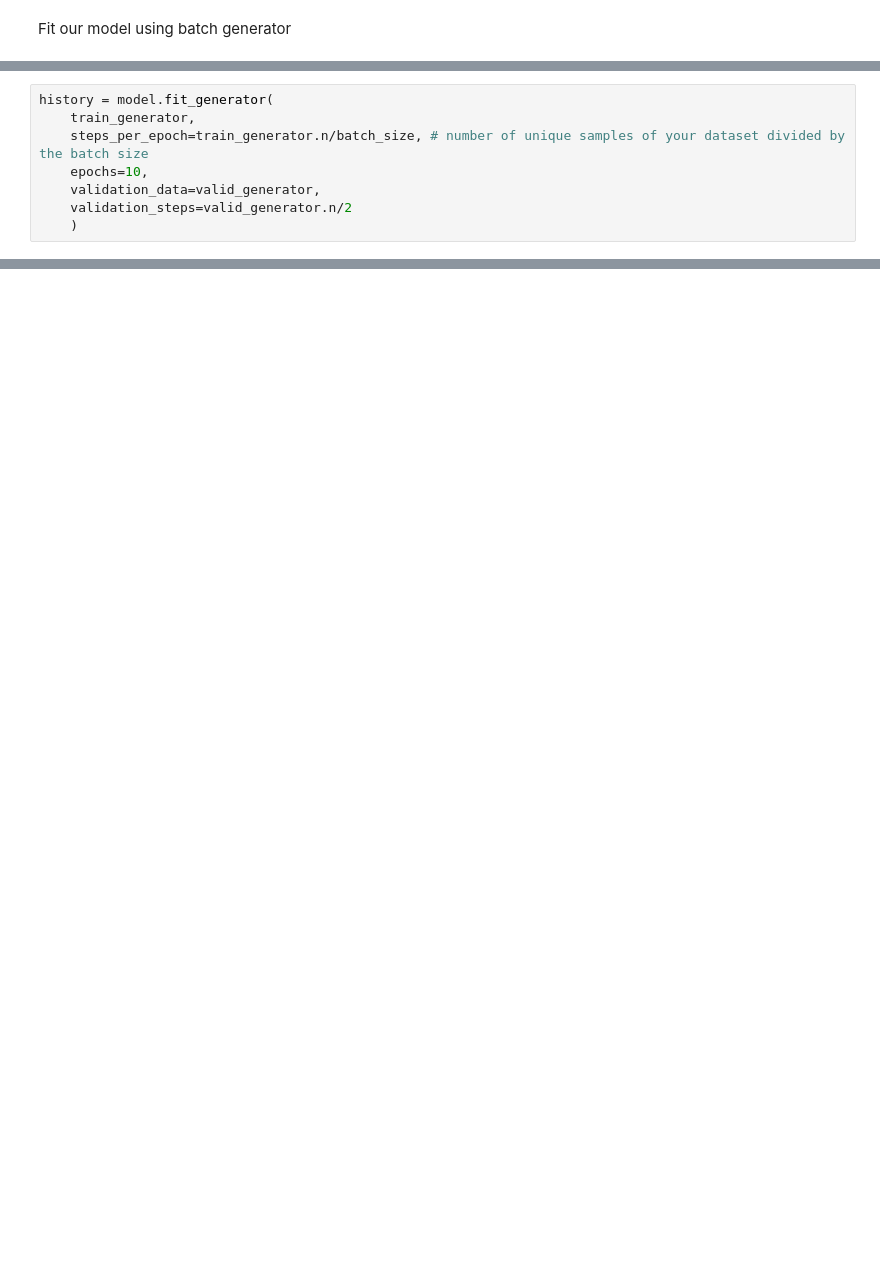
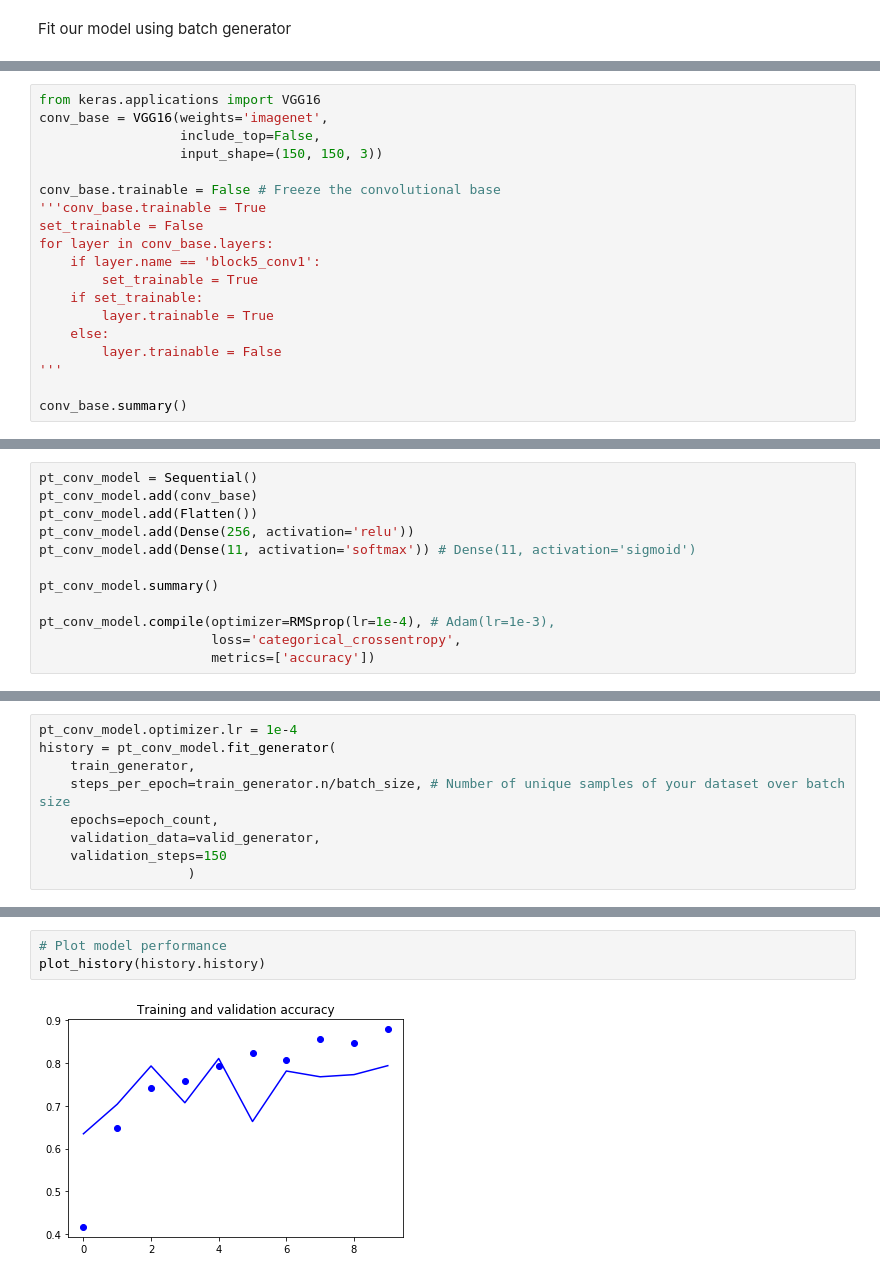
Before and after one commit to meccaLeccaHi/fed_detect, a Jupyter notebook: obj_det_fedreg.ipynb, the cells around one changed output, grey strips where cells are left out. Drawn from its saved outputs; the diff is of its cells as text; blank space fills up the shorter version.

```diff
--- a/obj_det_fedreg.ipynb
+++ b/obj_det_fedreg.ipynb
@@ -174,0 +300,19 @@ batch_size
+# %%
+from keras.applications import VGG16
+conv_base = VGG16(weights='imagenet',
+                  include_top=False,
+                  input_shape=(150, 150, 3))
+
+conv_base.trainable = False # Freeze the convolutional base
+'''conv_base.trainable = True
+set_trainable = False
+for layer in conv_base.layers:
+    if layer.name == 'block5_conv1':
+        set_trainable = True
+    if set_trainable:
+        layer.trainable = True
+    else:
+        layer.trainable = False
+'''
+
+conv_base.summary()
@@ -174,0 +339,12 @@ batch_size
+# %%
+pt_conv_model = Sequential()
+pt_conv_model.add(conv_base)
+pt_conv_model.add(Flatten())
+pt_conv_model.add(Dense(256, activation='relu'))
+pt_conv_model.add(Dense(11, activation='softmax')) # Dense(11, activation='sigmoid')
+
+pt_conv_model.summary()
+
+pt_conv_model.compile(optimizer=RMSprop(lr=1e-4), # Adam(lr=1e-3),
+                      loss='categorical_crossentropy',
+                      metrics=['accuracy'])
@@ -175,10 +367,11 @@ batch_size
 # %%
-history = model.fit_generator(
+pt_conv_model.optimizer.lr = 1e-4
+history = pt_conv_model.fit_generator(
     train_generator,
-    steps_per_epoch=train_generator.n/batch_size, # number of unique samples of your dataset divided by the batch size
-    epochs=10,
+    steps_per_epoch=train_generator.n/batch_size, # Number of unique samples of your dataset over batch size
+    epochs=epoch_count,
     validation_data=valid_generator,
-    validation_steps=valid_generator.n/2
-    )
+    validation_steps=150
+                   )
 # %% [output]
 Epoch 1/10
@@ -196,0 +397,5 @@ Epoch 7/10
+# %%
+# Plot model performance
+plot_history(history.history)
+# %% [output]
+[figure, added]
```
Also changed, not shown: parts of 21 cells of this notebook.
